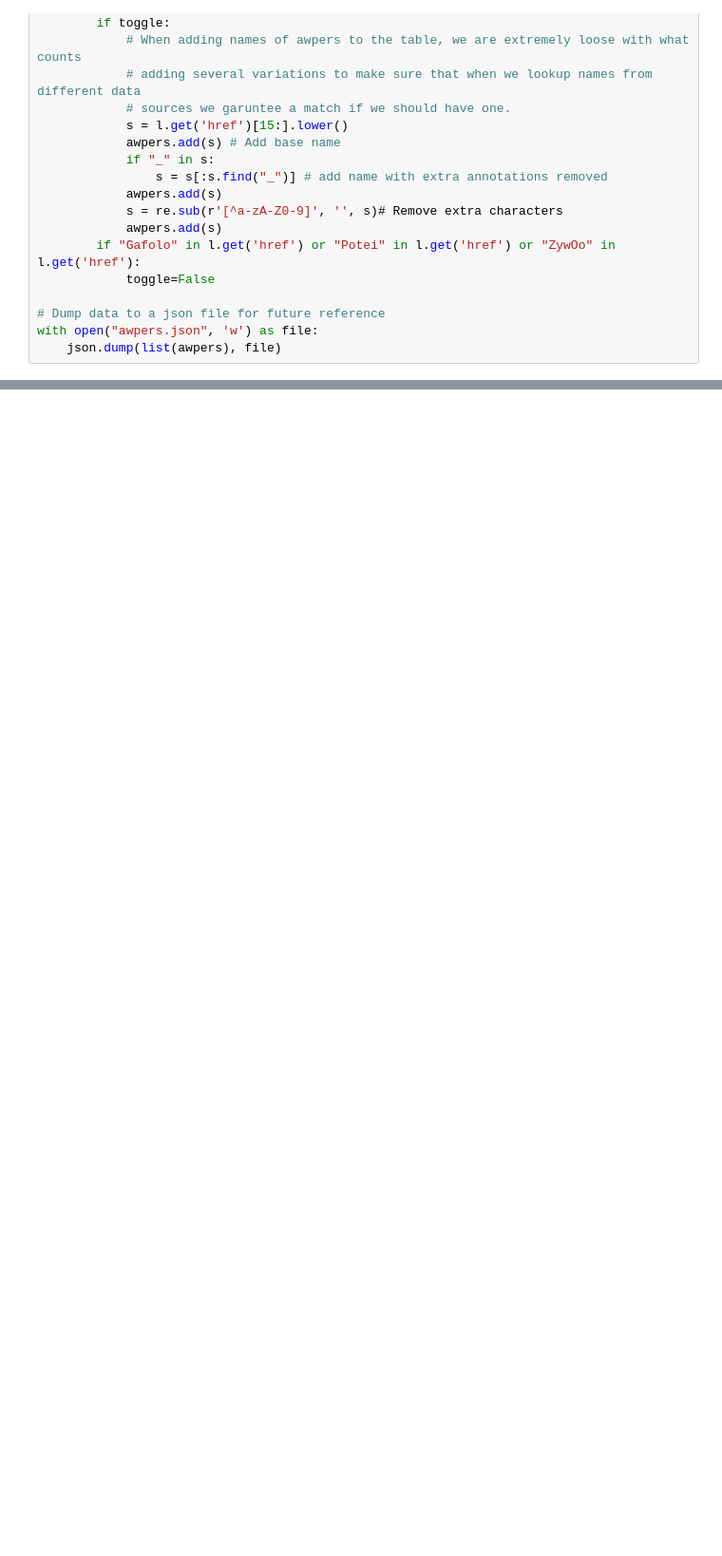
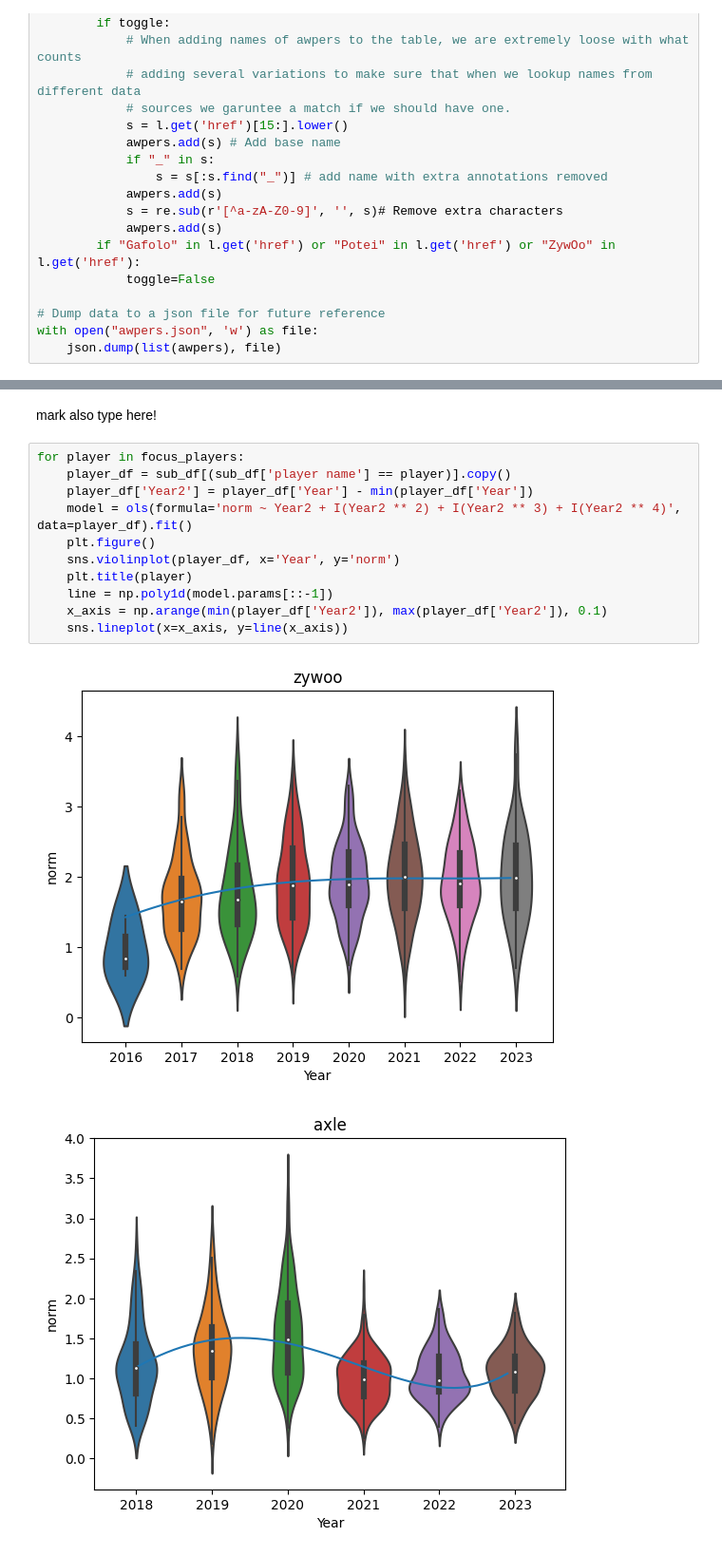
Before and after one commit to condulences/condulences.github.io, a Jupyter notebook: final_sam.ipynb, the cells around one changed output, grey strips where cells are left out. Shown at 95% size. Drawn from its saved outputs; the diff is of its cells as text; blank space fills up the shorter version.

```diff
--- a/final_sam.ipynb
+++ b/final_sam.ipynb
@@ -368,0 +409,16 @@ Here in order to help quantify how good player performance is, we look at how we
+# %% [markdown]
+mark also type here!
+# %%
+for player in focus_players:
+    player_df = sub_df[(sub_df['player name'] == player)].copy()
+    player_df['Year2'] = player_df['Year'] - min(player_df['Year'])
+    model = ols(formula='norm ~ Year2 + I(Year2 ** 2) + I(Year2 ** 3) + I(Year2 ** 4)', data=player_df).fit()
+    plt.figure()
+    sns.violinplot(player_df, x='Year', y='norm')
+    plt.title(player)
+    line = np.poly1d(model.params[::-1])
+    x_axis = np.arange(min(player_df['Year2']), max(player_df['Year2']), 0.1)
+    sns.lineplot(x=x_axis, y=line(x_axis))
+# %% [output]
+[figure, added]
+[figure, added]
```
Also changed, not shown: parts of 36 cells of this notebook.
